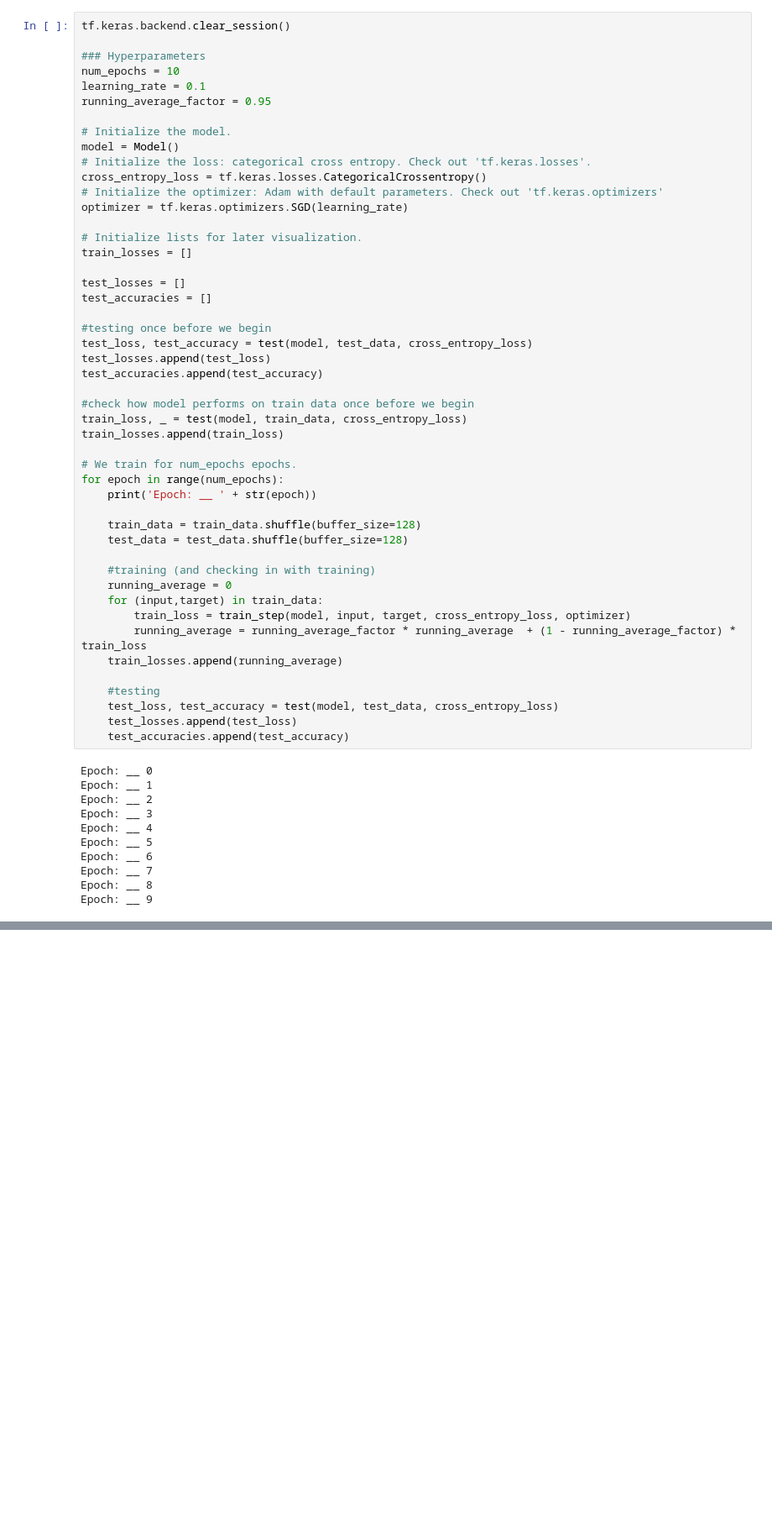
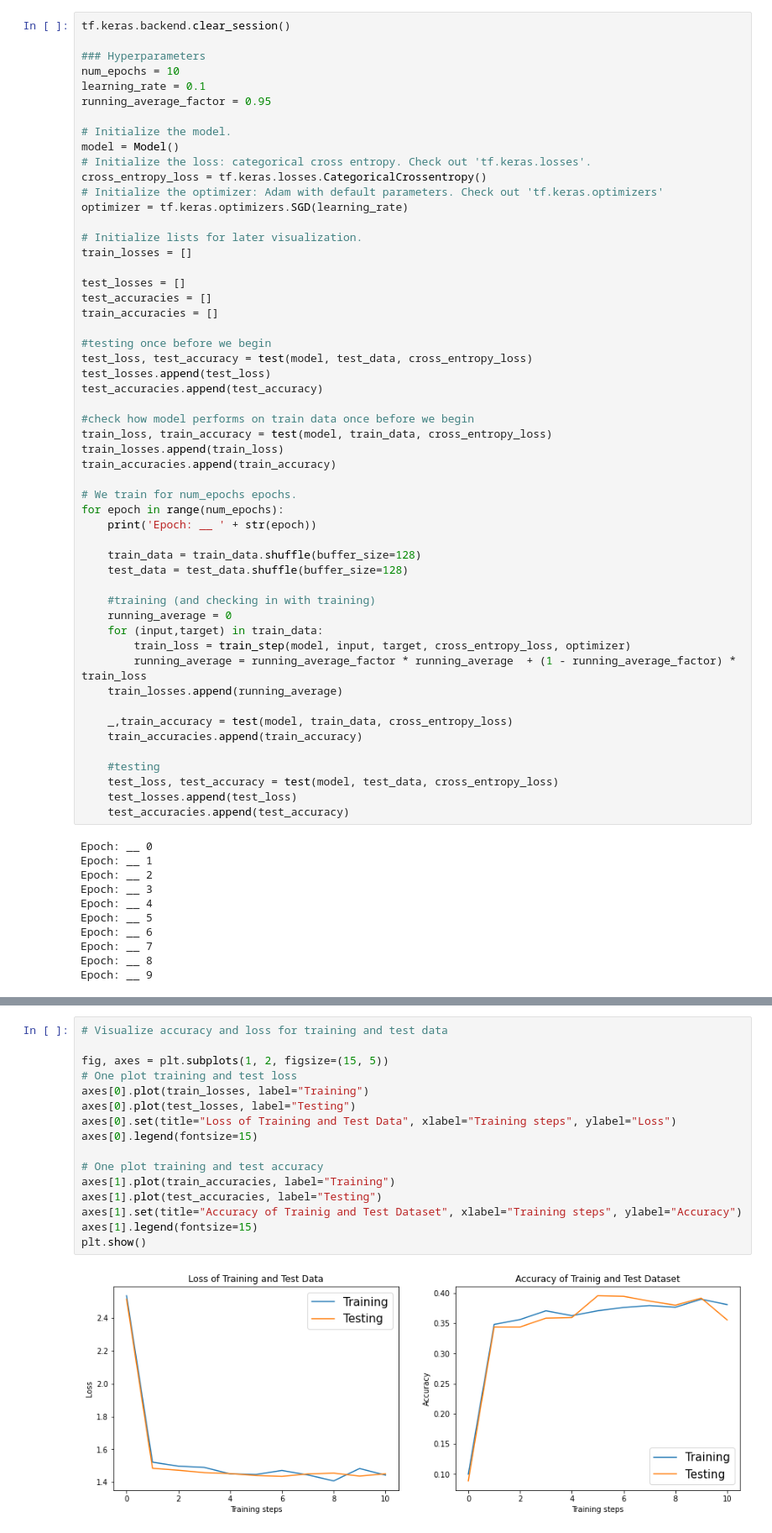
Before and after one commit to GratzR/IANNWTF_group1_hw_03, a Jupyter notebook: homework_03.ipynb, the cells around one changed output, grey strips where cells are left out. Shown at 84% size. Saved outputs shown, nothing was run; the diff lists cells and outputs as text; blank space fills up the shorter version.

Commit message:
adjusted visualization and added training accuracy

```diff
--- a/homework_03.ipynb
+++ b/homework_03.ipynb
@@ -106,6 +106,7 @@ train_losses = []
 
 test_losses = []
 test_accuracies = []
+train_accuracies = []
 
 #testing once before we begin
 test_loss, test_accuracy = test(model, test_data, cross_entropy_loss)
@@ -113,8 +114,9 @@ test_losses.append(test_loss)
 test_accuracies.append(test_accuracy)
 
 #check how model performs on train data once before we begin
-train_loss, _ = test(model, train_data, cross_entropy_loss)
+train_loss, train_accuracy = test(model, train_data, cross_entropy_loss)
 train_losses.append(train_loss)
+train_accuracies.append(train_accuracy)
 
 # We train for num_epochs epochs.
 for epoch in range(num_epochs):
@@ -130,6 +132,9 @@ for epoch in range(num_epochs):
         running_average = running_average_factor * running_average  + (1 - running_average_factor) * train_loss
     train_losses.append(running_average)
 
+    _,train_accuracy = test(model, train_data, cross_entropy_loss)
+    train_accuracies.append(train_accuracy)
+
     #testing
     test_loss, test_accuracy = test(model, test_data, cross_entropy_loss)
     test_losses.append(test_loss)
@@ -167,0 +153,18 @@ plt.show()
+# %%
+# Visualize accuracy and loss for training and test data
+
+fig, axes = plt.subplots(1, 2, figsize=(15, 5))
+# One plot training and test loss
+axes[0].plot(train_losses, label="Training")
+axes[0].plot(test_losses, label="Testing")
+axes[0].set(title="Loss of Training and Test Data", xlabel="Training steps", ylabel="Loss")
+axes[0].legend(fontsize=15)
+
+# One plot training and test accuracy
+axes[1].plot(train_accuracies, label="Training")
+axes[1].plot(test_accuracies, label="Testing")
+axes[1].set(title="Accuracy of Trainig and Test Dataset", xlabel="Training steps", ylabel="Accuracy")
+axes[1].legend(fontsize=15)
+plt.show()
+# %% [output]
+[figure, added]
```
Also changed, not shown: parts of 1 cell of this notebook, 1 other file.
